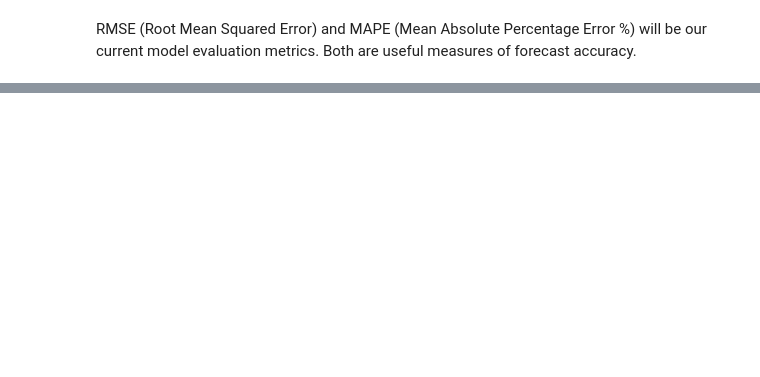
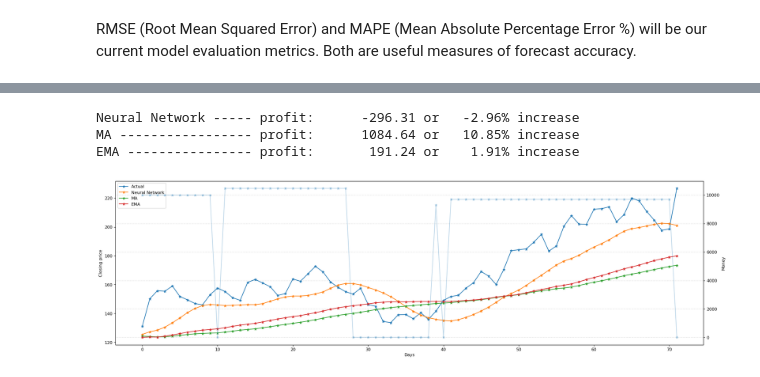
Before and after one commit to Alberu/ES327-Individual-Project, a Jupyter notebook: predictAssetPrices.ipynb, the cells around one changed output, grey strips where cells are left out. Drawn from its saved outputs; the diff is of its cells as text; code cells hidden in the pictures; blank space fills up the shorter version.

```diff
--- a/predictAssetPrices.ipynb
+++ b/predictAssetPrices.ipynb
@@ -726,0 +759,80 @@ Testing options EMA
+# %%
+def trader(money, actual, predictions):
+    owned_shares = 0
+    history = [money, money]
+
+    for i in range(len(predictions)-2):
+        # keep track of what is owned
+        history.append(money)
+
+        # find out the prices
+        prev_price, curr_price, next_price = actual[i], actual[i+1], predictions[i+2]
+        # buy
+        if prev_price > curr_price and next_price > curr_price:
+            if money == 0:
+                # print(f"Can't buy {money, owned_shares}")
+                continue
+            # work out how many shares it buys
+            owned_shares = money/curr_price
+            money = 0
+            # print(f'buy {money, owned_shares}')
+        # sell
+        elif prev_price < curr_price and next_price < curr_price:
+            if owned_shares == 0:
+                # print(f"Can't sell {money, owned_shares}")
+                continue
+            money = owned_shares*curr_price
+            owned_shares = 0
+            # print(f'sell {money, owned_shares}')
+        # hold
+        else:
+            # print('do nothing')
+            continue
+
+    return history
+
+def calc_profit(title, money_history, initial_money):
+    # find the last value that wasn't 0
+    for i in reversed(range(len(money_history))):
+        if money_history[i] != 0:
+            # the final value of money
+            break # money_history[i] is the final value that isn't 0
+    money_made = money_history[i]-initial_money
+    percentage = money_made/initial_money*100
+    print(f"{title} ".ljust(20, "-"), "profit:", f"{money_made:.2f} or".rjust(15, " "), f"{percentage:.2f}% increase".rjust(17, " "))
+    pass
+
+initial_money = 10000
+alpha = 0.3
+nn_money = trader(initial_money, ytest, pred_ytest)
+ma_money = trader(initial_money, ytest, pred_MA)
+ema_money = trader(initial_money, ytest, pred_EMA)
+# display profits
+calc_profit("Neural Network", nn_money, initial_money)
+calc_profit("MA", ma_money, initial_money)
+calc_profit("EMA", ema_money, initial_money)
+
+# plot the results
+fig, ax1 = plt.subplots(figsize=(25, 7), dpi=80)
+ax1.plot(ytest, "*-") # actual data
+ax1.plot(pred_ytest, "*-") # prediction made by neural network
+ax1.plot(pred_MA, "*-")
+ax1.plot(pred_EMA, "*-")
+ax1.legend("Actual,Neural Network,MA,EMA".split(","))
+ax1.set_ylabel("Closing price")
+# create a second axis
+ax2 = ax1.twinx()
+ax2.plot(nn_money, "*-", alpha = alpha) # money over time
+# ax2.plot(ma_money, "*-", alpha = alpha) # money over time
+# ax2.plot(ema_money, "*-", alpha = alpha) # money over time
+ax2.set_ylabel("Money")
+# other plotting options
+
+ax1.set_xlabel("Days")
+plt.grid(which="major", color='k', linestyle=':', linewidth=1, alpha = 0.2)
+plt.show()
+# %% [output]
+Neural Network ----- profit:      -296.31 or   -2.96% increase
+MA ----------------- profit:      1084.64 or   10.85% increase
+EMA ---------------- profit:       191.24 or    1.91% increase
+[figure, added]
```
Also changed, not shown: parts of 10 cells of this notebook.
